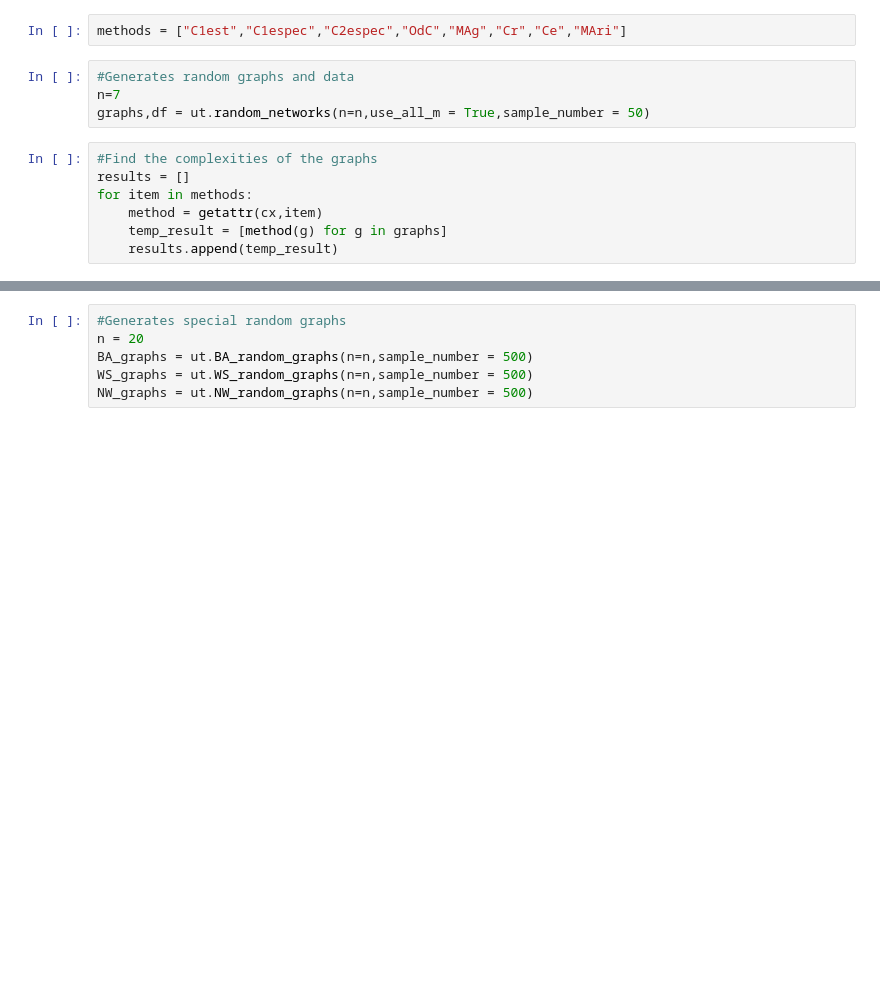
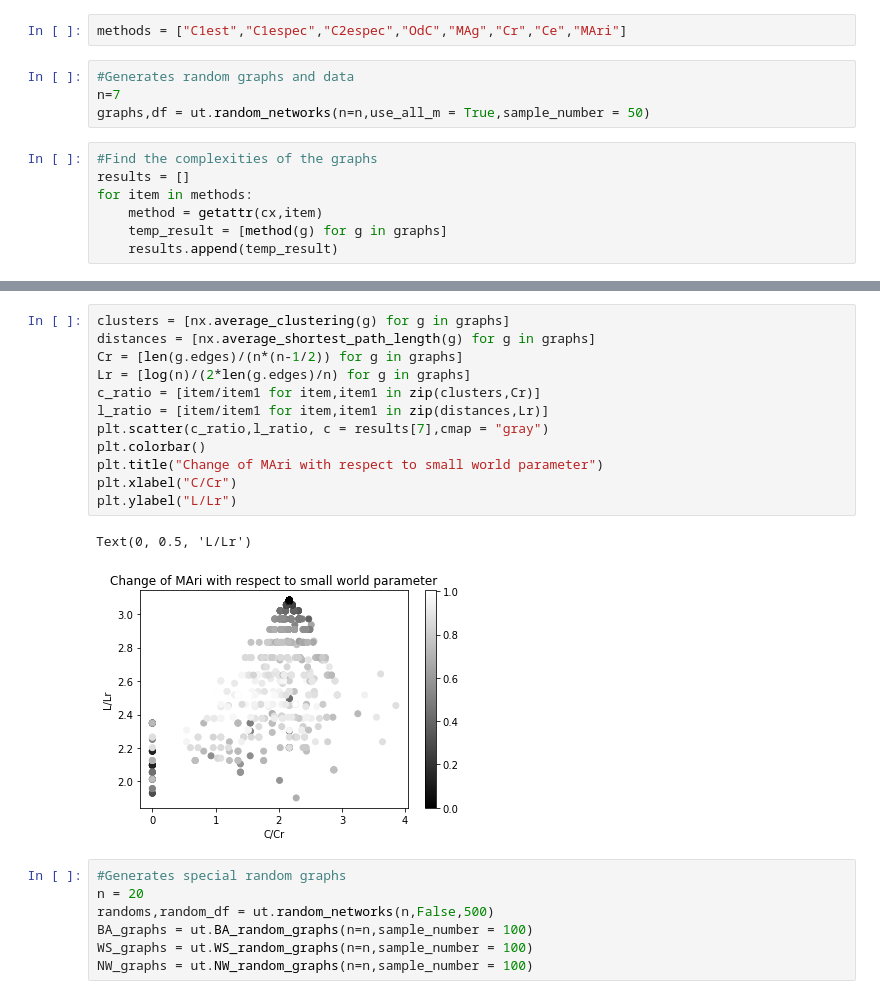
Before and after one commit to yipeizhao/Project, a Jupyter notebook: Sum.ipynb, the cells around one changed output, grey strips where cells are left out. Saved outputs shown, nothing was run; the diff lists cells and outputs as text; blank space fills up the shorter version.

```diff
--- a/Sum.ipynb
+++ b/Sum.ipynb
@@ -35,8 +62,24 @@ plt.show()
+# %%
+clusters = [nx.average_clustering(g) for g in graphs]
+distances = [nx.average_shortest_path_length(g) for g in graphs]
+Cr = [len(g.edges)/(n*(n-1/2)) for g in graphs]
+Lr = [log(n)/(2*len(g.edges)/n) for g in graphs]
+c_ratio = [item/item1 for item,item1 in zip(clusters,Cr)]
+l_ratio = [item/item1 for item,item1 in zip(distances,Lr)]
+plt.scatter(c_ratio,l_ratio, c = results[7],cmap = "gray")
+plt.colorbar()
+plt.title("Change of MAri with respect to small world parameter")
+plt.xlabel("C/Cr")
+plt.ylabel("L/Lr")
+# %% [output]
+Text(0, 0.5, 'L/Lr')
+[figure, added]
 # %%
 #Generates special random graphs
 n = 20
-BA_graphs = ut.BA_random_graphs(n=n,sample_number = 500)
-WS_graphs = ut.WS_random_graphs(n=n,sample_number = 500)
-NW_graphs = ut.NW_random_graphs(n=n,sample_number = 500)
+randoms,random_df = ut.random_networks(n,False,500)
+BA_graphs = ut.BA_random_graphs(n=n,sample_number = 100)
+WS_graphs = ut.WS_random_graphs(n=n,sample_number = 100)
+NW_graphs = ut.NW_random_graphs(n=n,sample_number = 100)
 # %%
 #Calculates the complexity of special random graphs
```
Also changed, not shown: parts of 11 cells of this notebook, 14 other files.
